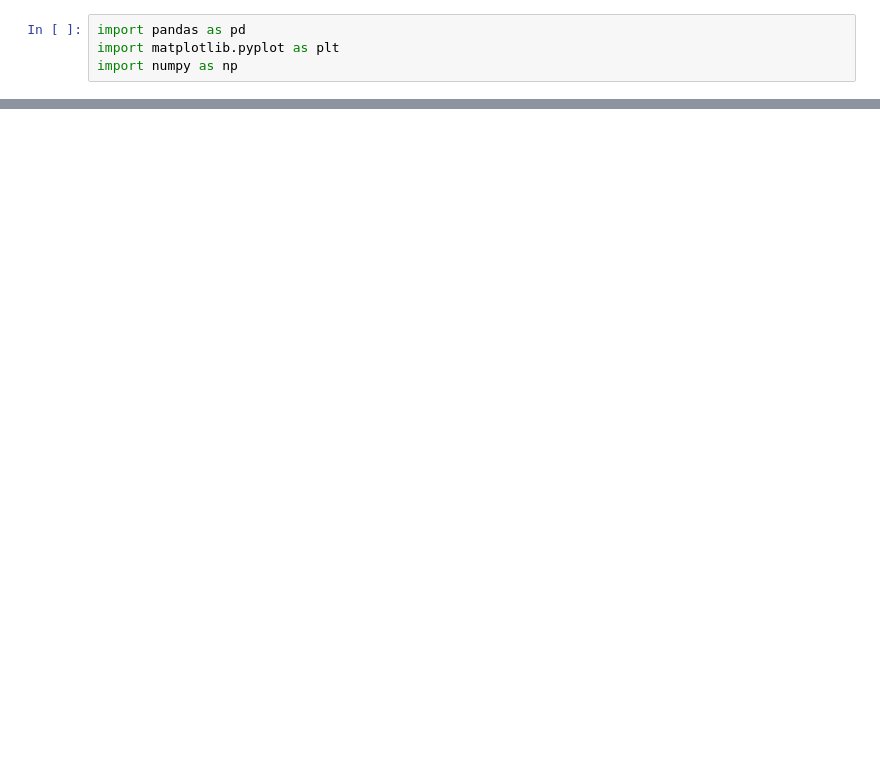
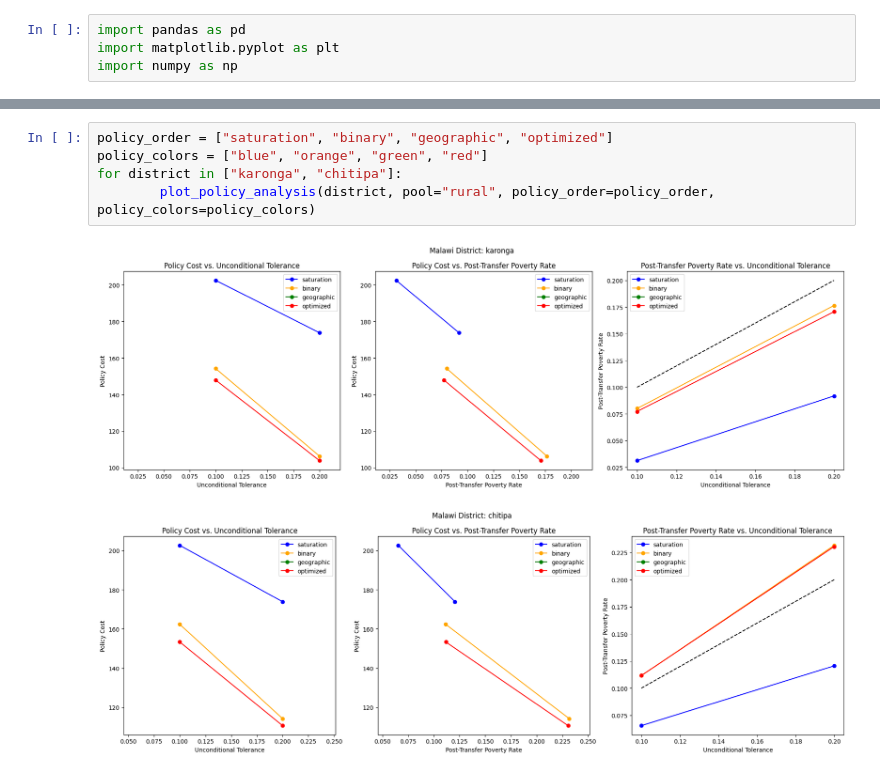
Before and after one commit to roshni714/poverty, a Jupyter notebook: gd/plot.ipynb, the cells around one changed output, grey strips where cells are left out. Drawn from its saved outputs; the diff is of its cells as text; blank space fills up the shorter version.

```diff
--- a/gd/plot.ipynb
+++ b/gd/plot.ipynb
@@ -67,0 +78,8 @@ for district in ["all"]:
+# %%
+policy_order = ["saturation", "binary", "geographic", "optimized"]
+policy_colors = ["blue", "orange", "green", "red"]
+for district in ["karonga", "chitipa"]:
+        plot_policy_analysis(district, pool="rural", policy_order=policy_order, policy_colors=policy_colors)
+# %% [output]
+[figure, added]
+[figure, added]
```
Also changed, not shown: parts of 4 cells of this notebook, 36 other files.
